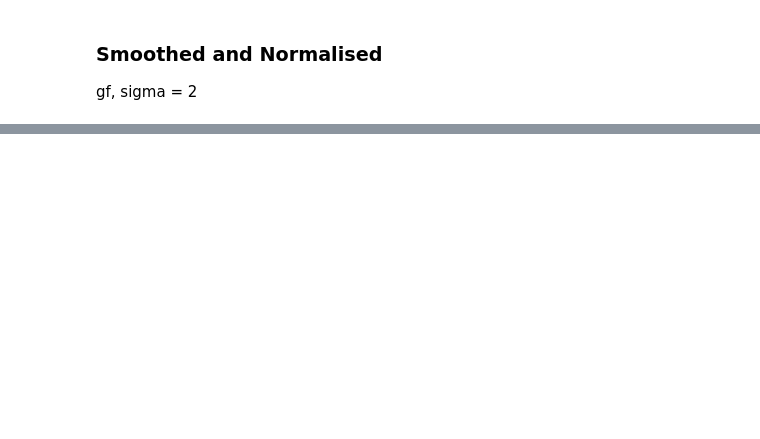
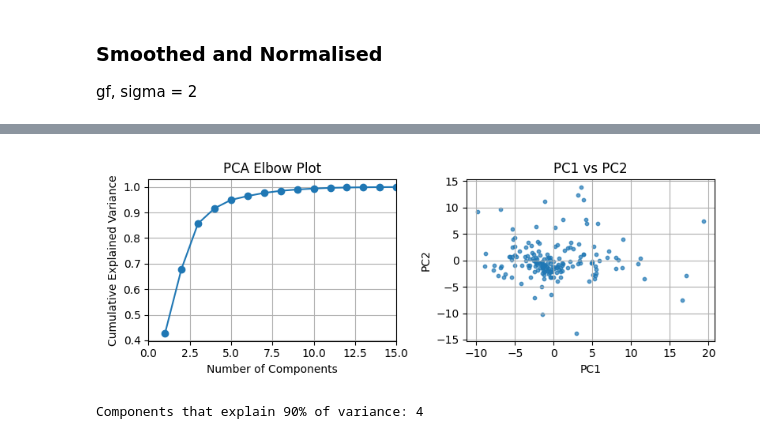
Before and after one commit to aitanavsGithub/MasterThesis, a Jupyter notebook: code/scrap10_usefunc.ipynb, the cells around one changed output, grey strips where cells are left out. Saved outputs shown, nothing was run; the diff lists cells and outputs as text; code cells hidden in the pictures; blank space fills up the shorter version.

```diff
--- a/code/scrap10_usefunc.ipynb
+++ b/code/scrap10_usefunc.ipynb
@@ -127,0 +164,16 @@ adjacency_matrix will return a scipy.sparse array instead of a matrix in Network
+# %%
+data_path_excit = "d:\\MasterThesis\\mean_waveforms_preprocessed_excit_NEWPREP2.csv"
+data_path_dissorg = "d:\\MasterThesis\\mean_waveforms_preprocessed_dissorg_NEWPREP2.csv"
+
+data_list = [data_path_excit, data_path_dissorg]
+data_labels = ['excitatory', 'dissorg']
+
+# Load the data
+all_wf, all_labels = load_and_stack_waveforms(pathlist=data_list, labellist=data_labels)
+
+# Run PCA
+X_pca, pca, nc = run_pca(all_wf, n_exp_var = 0.9,plot = True)
+print("Components that explain 90% of variance:", nc)
+# %% [output]
+[figure, added]
+Components that explain 90% of variance: 4
```
Also changed, not shown: parts of 20 cells of this notebook, 18 other files.
